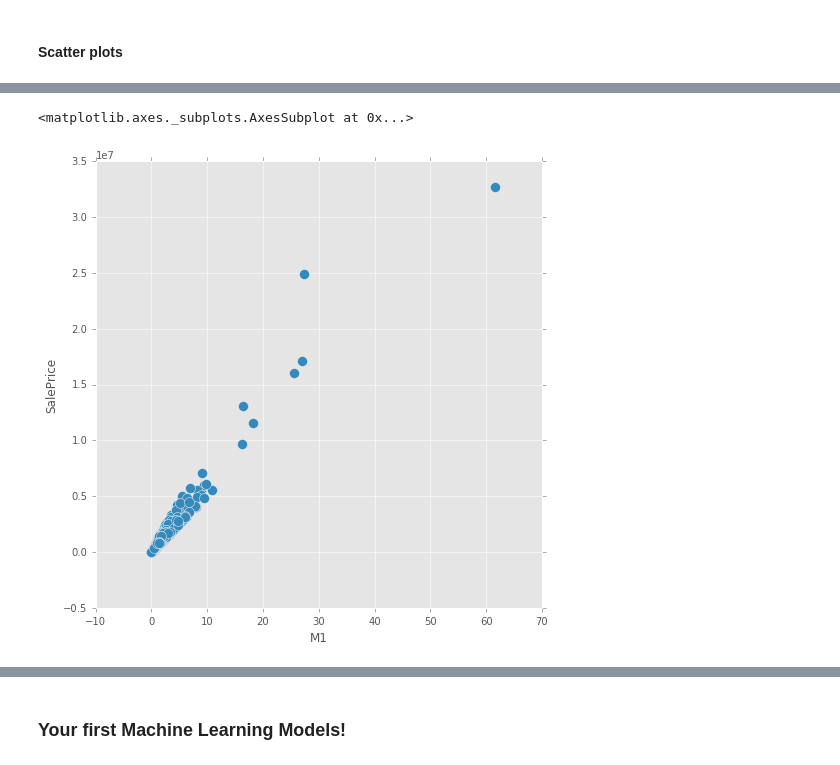
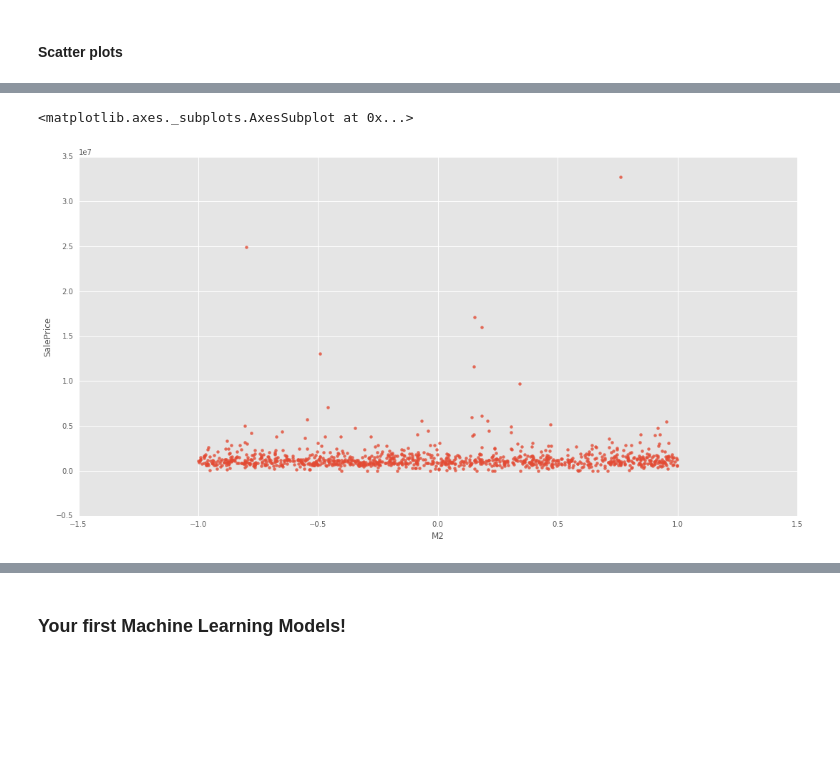
Before and after one commit to nicolairobles/DAT-NYC-37, a Jupyter notebook: lessons/lesson-05/code/codealong-05-inferential-statistics-for-model-fit.ipynb, the cells around one changed output, grey strips where cells are left out. Saved outputs shown, nothing was run; the diff lists cells and outputs as text; code cells hidden in the pictures; blank space fills up the shorter version.

```diff
--- a/lessons/lesson-05/code/codealong-05-inferential-statistics-for-model-fit.ipynb
+++ b/lessons/lesson-05/code/codealong-05-inferential-statistics-for-model-fit.ipynb
@@ -52,5 +70,7 @@ df[ ['M1', 'M2', 'SalePrice'] ].corr()
 # %%
-df.plot(kind = 'scatter', x = 'M1', y = 'SalePrice', s = 100, figsize = (8, 8))
+# df.plot(kind = 'scatter', x = 'M2', y = 'SalePrice', s = 100, figsize = (8, 8));
+plt.figure(figsize=(18, 9))
+sns.regplot(data=df, x='M2', y='SalePrice', fit_reg=False)
 # %% [output]
 <matplotlib.axes._subplots.AxesSubplot at 0x...>
-[figure, old version]
+[figure, new version]
```
Also changed, not shown: parts of 5 cells of this notebook, 2 other files.
